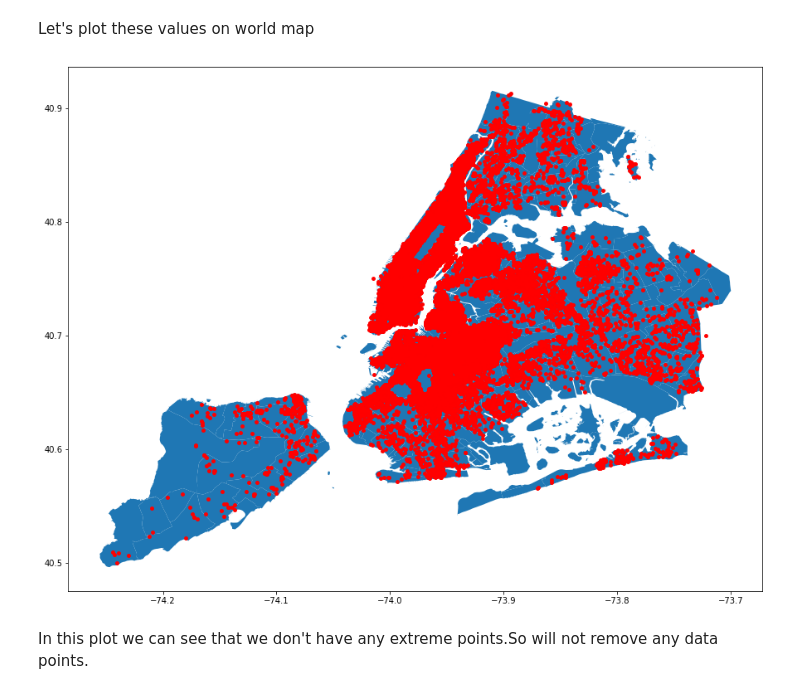
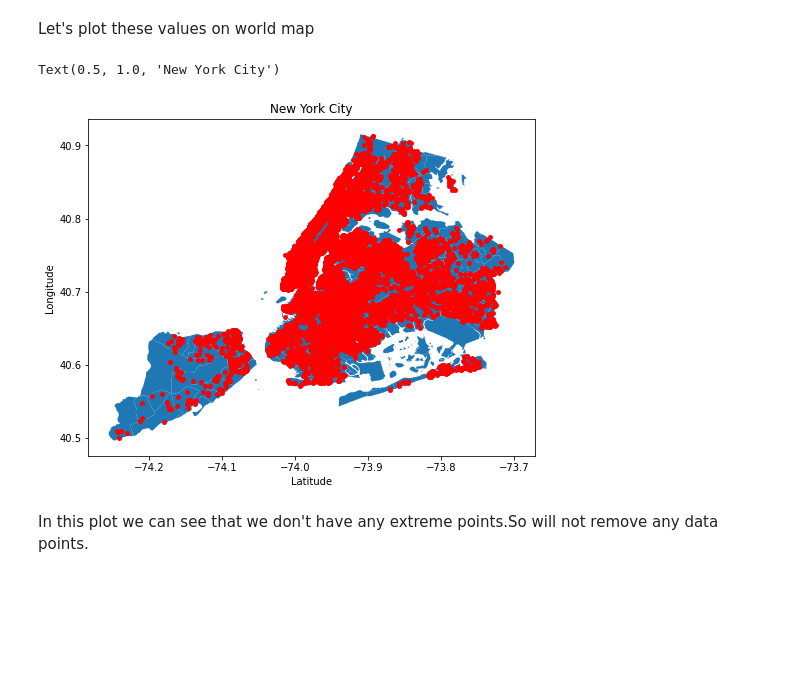
Before and after one commit to ydv1412/airbnb_EDA, a Jupyter notebook: Airbnb_Bookings_Analysis_Capstone_Project.ipynb, the cells around one changed output. Saved outputs shown, nothing was run; the diff lists cells and outputs as text; code cells hidden in the pictures; blank space fills up the shorter version.

```diff
--- a/Airbnb_Bookings_Analysis_Capstone_Project.ipynb
+++ b/Airbnb_Bookings_Analysis_Capstone_Project.ipynb
@@ -539,11 +563,15 @@ street_map = gpd.read_file("/content/drive/MyDrive/nyc 2010 Neighborhood Tabulat
 # %%
 geometry = [Point(xy) for xy in zip(final_df['longitude'], final_df['latitude'])]    ### creating geometry points
 gdf = GeoDataFrame(final_df, geometry=geometry)
-fig , ax = plt.subplots(figsize = (15,15))
+fig , ax = plt.subplots(figsize = (8,8))
 street_map.plot(ax=ax)
 gdf.plot(ax=ax, marker='o', color='red', markersize=15);                          ## plotting neighbourhood
+plt.xlabel("Latitude")
+plt.ylabel('Longitude')
+plt.title('New York City')
 # %% [output]
+Text(0.5, 1.0, 'New York City')
-[figure, old version]
+[figure, new version]
 # %% [markdown]
 In this plot we can see that we don't have any extreme points.So will not remove any data points.
 # %% [markdown]
```
Also changed, not shown: parts of 3 cells of this notebook.
